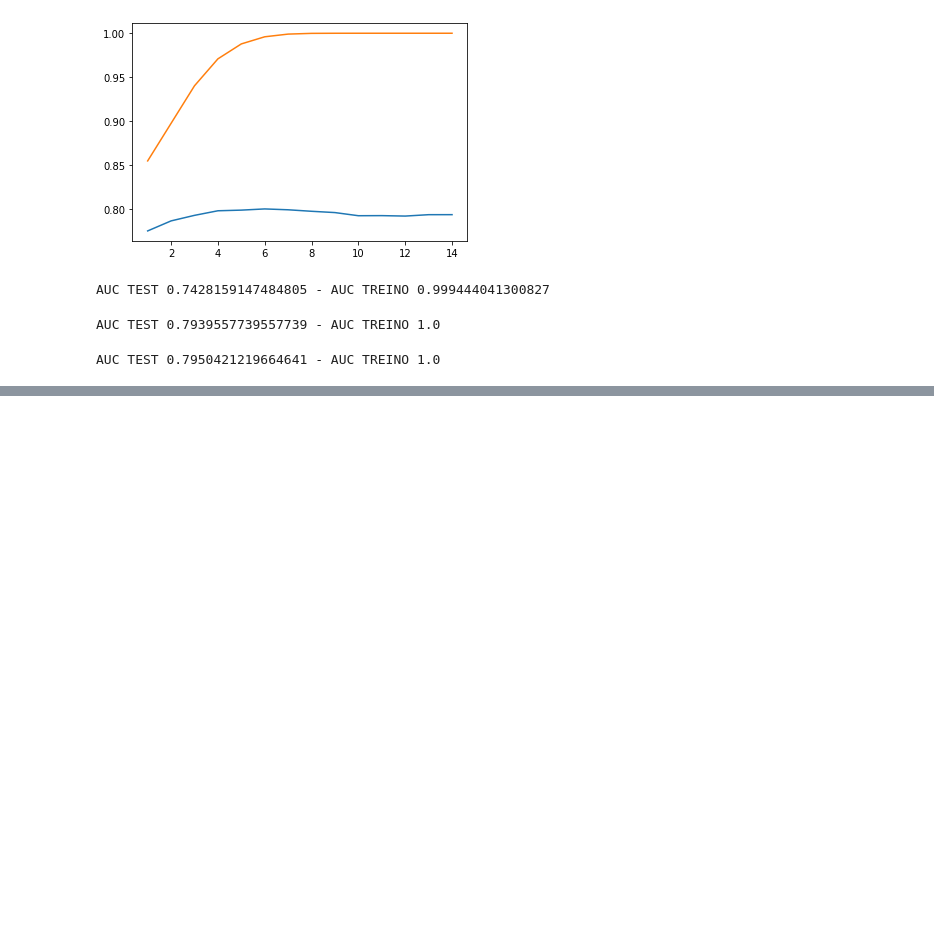
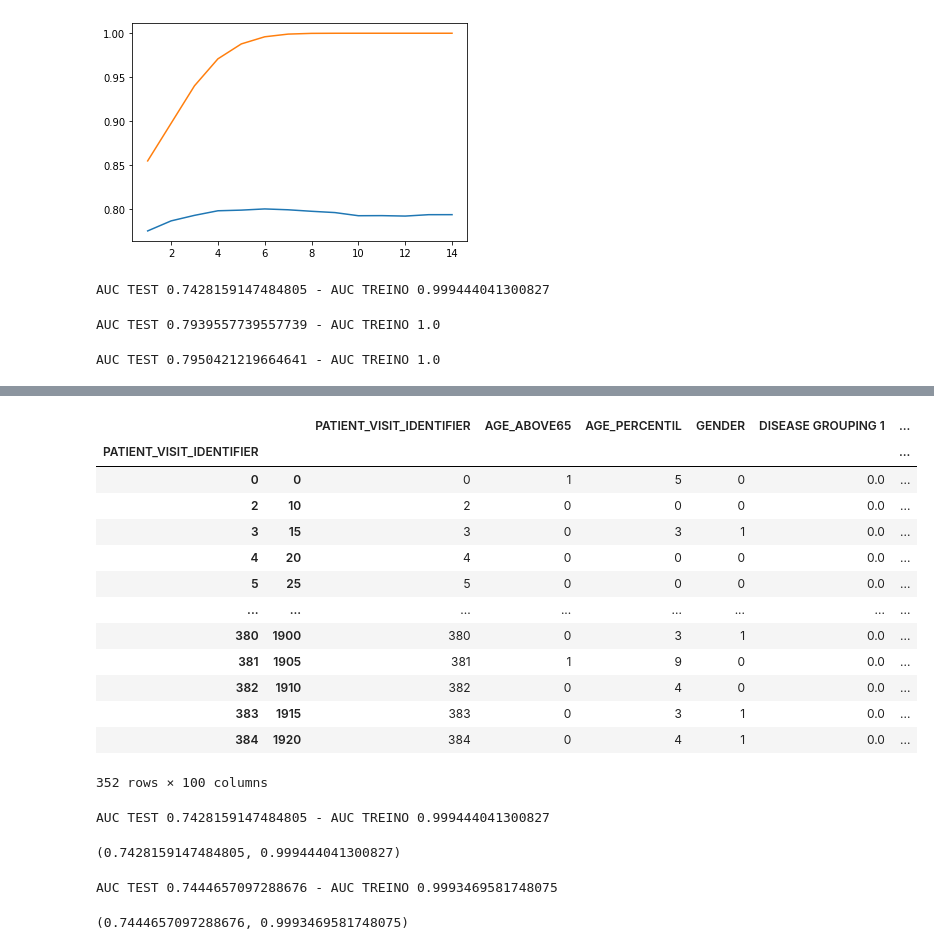
Before and after one commit to GuilhermeRuy97/BootcampDataScience, a Jupyter notebook: machine_learning_pt2.ipynb, the cells around one changed output, grey strips where cells are left out. Saved outputs shown, nothing was run; the diff lists cells and outputs as text; code cells hidden in the pictures; blank space fills up the shorter version.

```diff
--- a/machine_learning_pt2.ipynb
+++ b/machine_learning_pt2.ipynb
@@ -447,0 +499,8 @@ AUC TEST 0.7950421219664641 - AUC TREINO 1.0
+# %%
+#Indo da coluna 4 a penúltima coluna;
+#Excluindo valores acima de 0.95.
+
+alta_corr = 0.95
+
+matrix_corr = dados_limpos.iloc[:,4:-2].corr().abs()
+excluir = [coluna for coluna in matrix_corr.columns if any(matrix_corr[coluna] > alta_corr)]
@@ -447,0 +523,11 @@ AUC TEST 0.7950421219664641 - AUC TREINO 1.0
+# %%
+#Criando uma matriz com o numpy;
+#Precisamos excluir a diagonal principal;
+#Não podemos excluir as 2 colunas correlacionadas entre si, apenas uma;
+#A variavel triu (triangulo) elimina os dados abaixo da diagonal principal;
+#O parâmertro k=1 elimina a diagonal principal;
+#A função where retorna os elementos dada uma condição.
+
+matrix_upper = matrix_corr.where(np.triu(np.ones(matrix_corr.shape), k=1).astype(np.bool))
+excluir = [coluna for coluna in matrix_upper.columns if any(matrix_upper[coluna] > alta_corr)]
+excluir
@@ -447,0 +552,39 @@ AUC TEST 0.7950421219664641 - AUC TREINO 1.0
+# %%
+#Função que remove as variaveis correlacionadas
+
+def remove_corr_var(dados, valor_corte):
+
+    matrix_corr = dados.iloc[:,4:-2].corr().abs()
+    matrix_upper = matrix_corr.where(np.triu(np.ones(matrix_corr.shape), k=1).astype(np.bool))
+    excluir = [coluna for coluna in matrix_upper.columns if any(matrix_upper[coluna] > valor_corte)]
+
+    return dados.drop(excluir, axis=1)
+
+dados_limpos_sem_corr = remove_corr_var(dados_limpos, 0.95)
+# %%
+dados_limpos_sem_corr
+# %% [output]
+|  |  | PATIENT_VISIT_IDENTIFIER | AGE_ABOVE65 | AGE_PERCENTIL | GENDER | DISEASE GROUPING 1 | ... |
+| PATIENT_VISIT_IDENTIFIER |  |  |  |  |  |  | ... |
+| 0 | 0 | 0 | 1 | 5 | 0 | 0.0 | ... |
+| 2 | 10 | 2 | 0 | 0 | 0 | 0.0 | ... |
+| 3 | 15 | 3 | 0 | 3 | 1 | 0.0 | ... |
+| 4 | 20 | 4 | 0 | 0 | 0 | 0.0 | ... |
+| 5 | 25 | 5 | 0 | 0 | 0 | 0.0 | ... |
+| ... | ... | ... | ... | ... | ... | ... | ... |
+| 380 | 1900 | 380 | 0 | 3 | 1 | 0.0 | ... |
+| 381 | 1905 | 381 | 1 | 9 | 0 | 0.0 | ... |
+| 382 | 1910 | 382 | 0 | 4 | 0 | 0.0 | ... |
+| 383 | 1915 | 383 | 0 | 3 | 1 | 0.0 | ... |
+| 384 | 1920 | 384 | 0 | 4 | 1 | 0.0 | ... |
+352 rows × 100 columns
+# %%
+roda_modelo_cv(modelo_arvore, dados_limpos, 5, 10)
+# %% [output]
+AUC TEST 0.7428159147484805 - AUC TREINO 0.999444041300827
+(0.7428159147484805, 0.999444041300827)
+# %%
+roda_modelo_cv(modelo_arvore, dados_limpos_sem_corr, 5, 10)
+# %% [output]
+AUC TEST 0.7444657097288676 - AUC TREINO 0.9993469581748075
+(0.7444657097288676, 0.9993469581748075)
```
Also changed, not shown: parts of 12 cells of this notebook.
